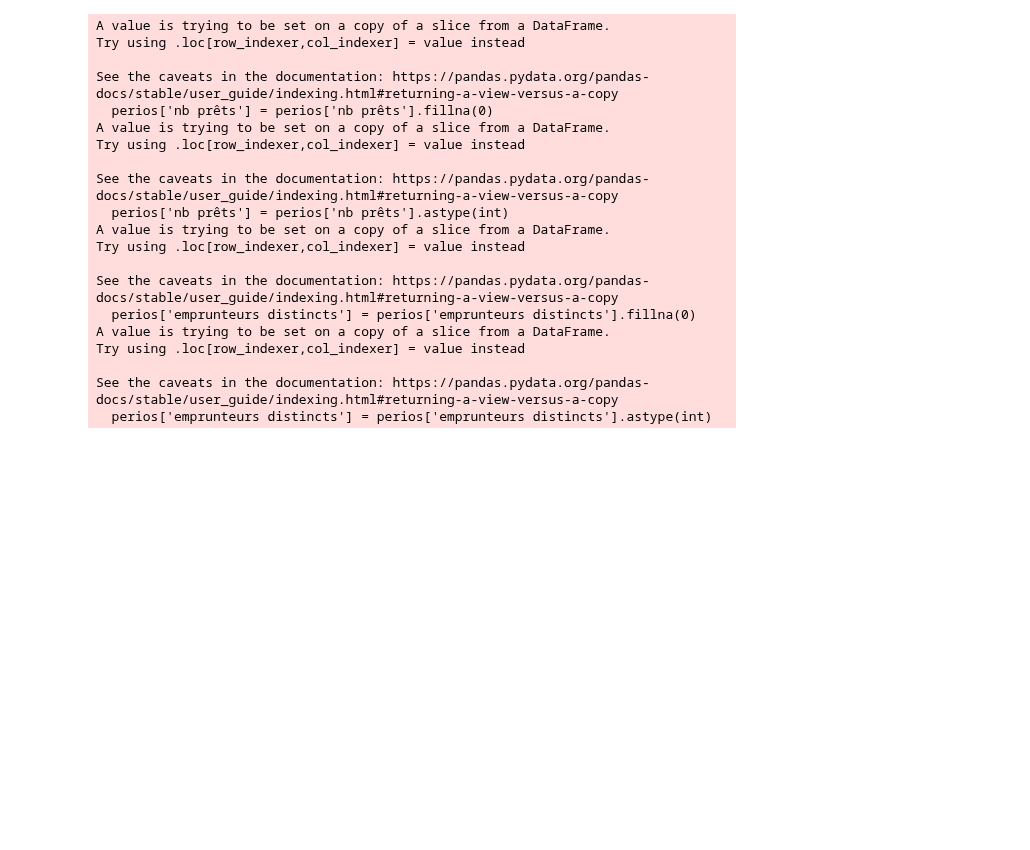
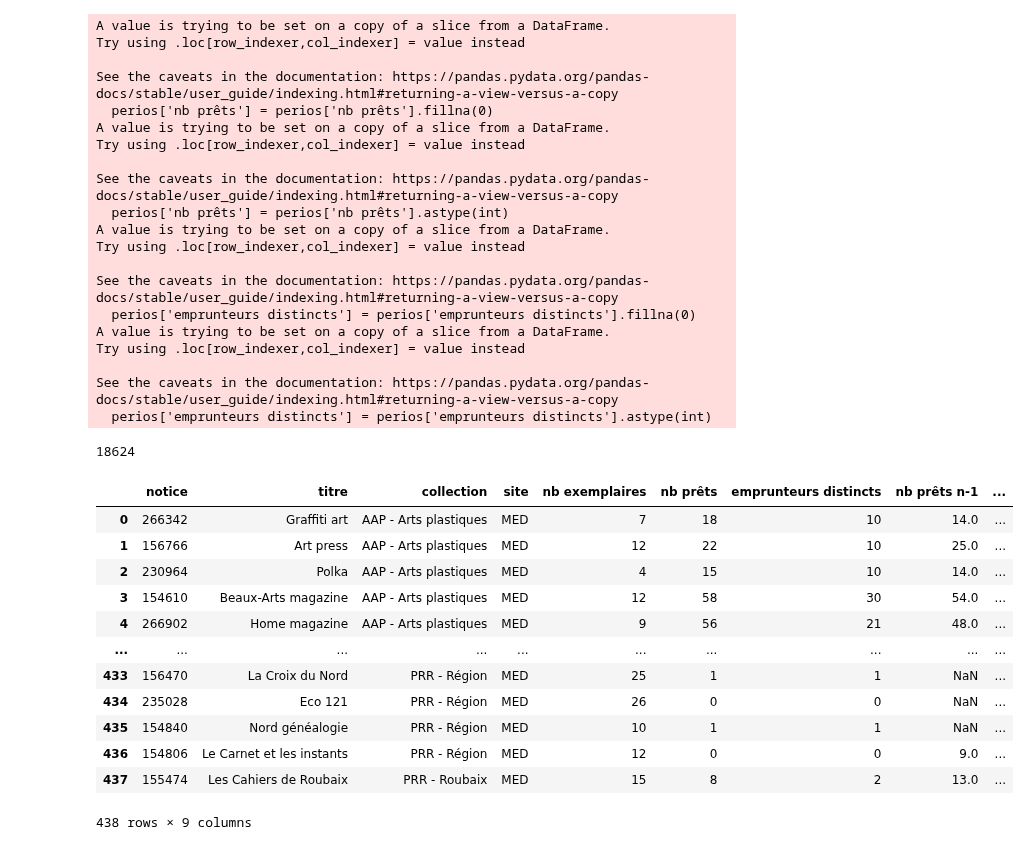
Before and after one commit to medrbx/kibini2, a Jupyter notebook: kibini/adm_stat_perio.ipynb, the cells around one changed output. Cells and saved outputs as stored; diff of their text form; code cells hidden in the pictures; blank space fills up the shorter version.

```diff
--- a/kibini/adm_stat_perio.ipynb
+++ b/kibini/adm_stat_perio.ipynb
@@ -66,6 +67,6 @@ perios = perios[['biblionumber', 'title', 'author', 'ccode', 'lib', 'homebranch'
        'issue_id', 'borrowernumber']]
 # %%
-perios.columns = ['notice', 'titre', 'auteur', 'ccode', 'collection', 'site', 'nb exemplaires',
+perios.columns = ['notice', 'titre', 'ccode', 'collection', 'site', 'nb exemplaires',
        'nb prêts', 'emprunteurs distincts']
 # %%
 perios['nb prêts'] = perios['nb prêts'].fillna(0)
@@ -98,5 +99,42 @@ See the caveats in the documentation: https://pandas.pydata.org/pandas-docs/stab
 perios.loc[perios['ccode'] == 'JPRZZZZ', 'collection'] = 'Jeunesse - presse'
 perios.loc[perios['ccode'] == 'AMVZZ', 'collection'] = 'AMV - Musique Généralités'
 perios = perios.sort_values(by='ccode')
-perios = perios[['notice', 'titre', 'auteur', 'collection', 'site', 'nb exemplaires',
+perios = perios[['notice', 'titre', 'collection', 'site', 'nb exemplaires',
        'nb prêts', 'emprunteurs distincts']]
+# %%
+query = """SELECT biblionumber, itemnumber, issue_id, borrowernumber, branch
+FROM statdb.stat_issues
+WHERE itemtype = 'PE'
+AND DATE(issuedate) >= CURDATE() - INTERVAL 2 YEAR
+AND DATE(issuedate) <= CURDATE() - INTERVAL 1 YEAR"""
+
+prets2 = pd.read_sql(query,db_conn)
+len(prets2)
+# %% [output]
+18624
+# %%
+prets_titre_nb2 = prets2.groupby(['biblionumber', 'branch'])['issue_id'].count().reset_index()
+prets_titre_emprunteurs_distincts2 = prets2.groupby(['biblionumber', 'branch'])['borrowernumber'].nunique().reset_index()
+# %%
+#perios.columns = ['notice', 'titre', 'auteur', 'ccode', 'collection', 'site', 'nb exemplaires',
+#       'nb prêts', 'emprunteurs distincts']
+
+prets_titre_nb2.columns = ['notice', 'site', 'nb prêts n-1']
+prets_titre_emprunteurs_distincts2.columns = ['notice', 'site', 'emprunteurs distincts n-1']
+perios = perios.merge(prets_titre_nb2, left_on=['notice', 'site'], right_on=['notice', 'site'], how='left')
+perios = perios.merge(prets_titre_emprunteurs_distincts2, left_on=['notice', 'site'], right_on=['notice', 'site'], how='left')
+perios
+# %% [output]
+|  | notice | titre | collection | site | nb exemplaires | nb prêts | emprunteurs distincts | nb prêts n-1 | ... |
+| 0 | 266342 | Graffiti art | AAP - Arts plastiques | MED | 7 | 18 | 10 | 14.0 | ... |
+| 1 | 156766 | Art press | AAP - Arts plastiques | MED | 12 | 22 | 10 | 25.0 | ... |
+| 2 | 230964 | Polka | AAP - Arts plastiques | MED | 4 | 15 | 10 | 14.0 | ... |
+| 3 | 154610 | Beaux-Arts magazine | AAP - Arts plastiques | MED | 12 | 58 | 30 | 54.0 | ... |
+| 4 | 266902 | Home magazine | AAP - Arts plastiques | MED | 9 | 56 | 21 | 48.0 | ... |
+| ... | ... | ... | ... | ... | ... | ... | ... | ... | ... |
+| 433 | 156470 | La Croix du Nord | PRR - Région | MED | 25 | 1 | 1 | NaN | ... |
+| 434 | 235028 | Eco 121 | PRR - Région | MED | 26 | 0 | 0 | NaN | ... |
+| 435 | 154840 | Nord généalogie | PRR - Région | MED | 10 | 1 | 1 | NaN | ... |
+| 436 | 154806 | Le Carnet et les instants | PRR - Région | MED | 12 | 0 | 0 | 9.0 | ... |
+| 437 | 155474 | Les Cahiers de Roubaix | PRR - Roubaix | MED | 15 | 8 | 2 | 13.0 | ... |
+438 rows × 9 columns
```
Also changed, not shown: parts of 10 cells of this notebook.
